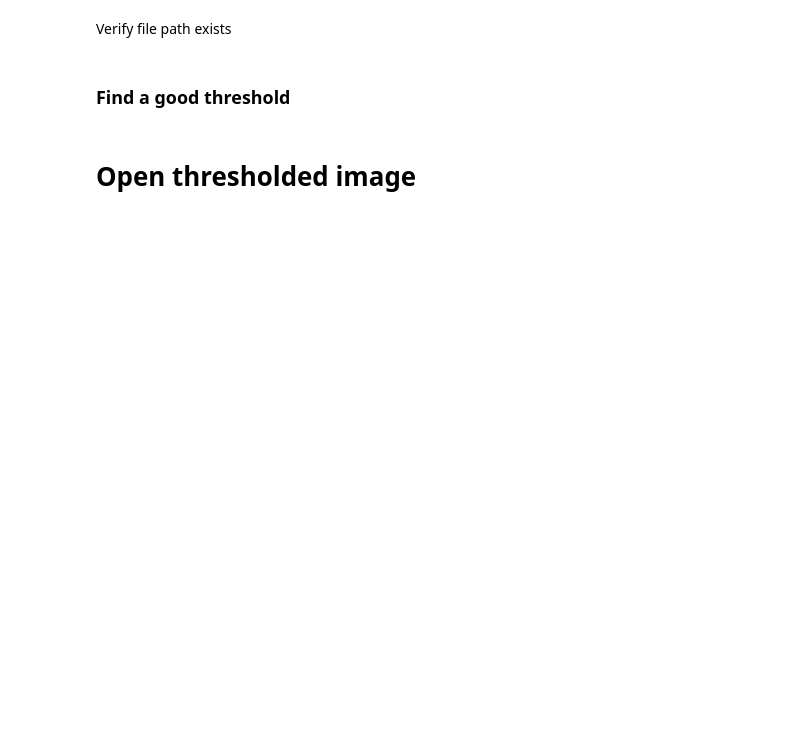
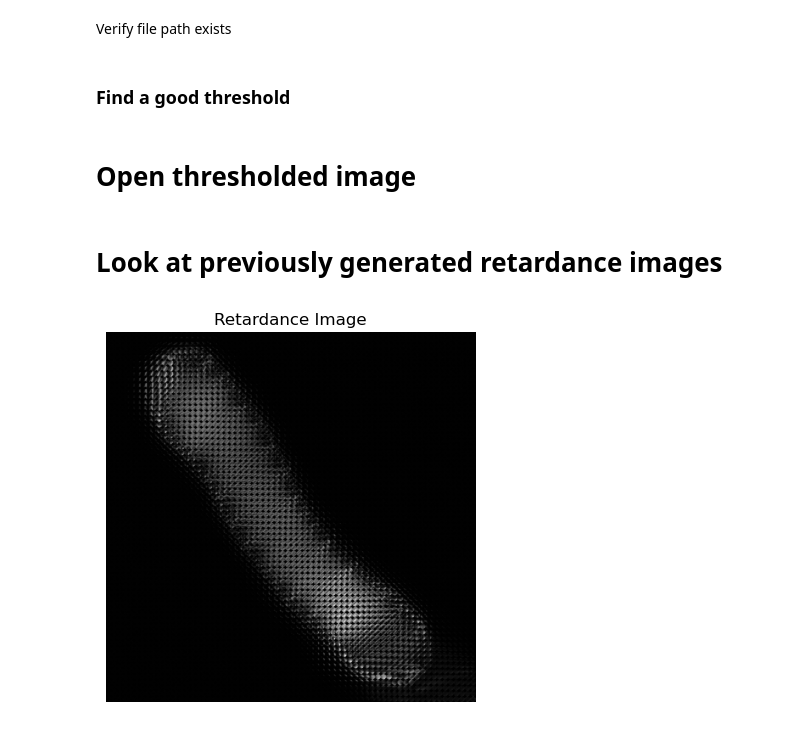
Before and after one commit to gschlafly/pol-analyze, a Jupyter notebook: inspect_tif.ipynb, the cells around one changed output. Cells and saved outputs as stored; diff of their text form; code cells hidden in the pictures; blank space fills up the shorter version.

```diff
--- a/inspect_tif.ipynb
+++ b/inspect_tif.ipynb
@@ -117,3 +117,5 @@ display_image(ths_image, 'Opened Thresholded Image')
 # %%
 scaled_image = ths_image * 255  # Convert 1s to 255
 # tifffile.imwrite('binary_image_visual.tif', scaled_image)
+# %% [markdown]
+# Look at previously generated retardance images
@@ -119,0 +126,6 @@ scaled_image = ths_image * 255  # Convert 1s to 255
+# %%
+ret_image = tifffile.imread(os.path.join('tmp_data', 'retardance_mla66.tif'))
+# %%
+display_image(ret_image, 'Retardance Image')
+# %% [output]
+[figure, added]
```
Also changed, not shown: parts of 4 cells of this notebook, 1 other file.
